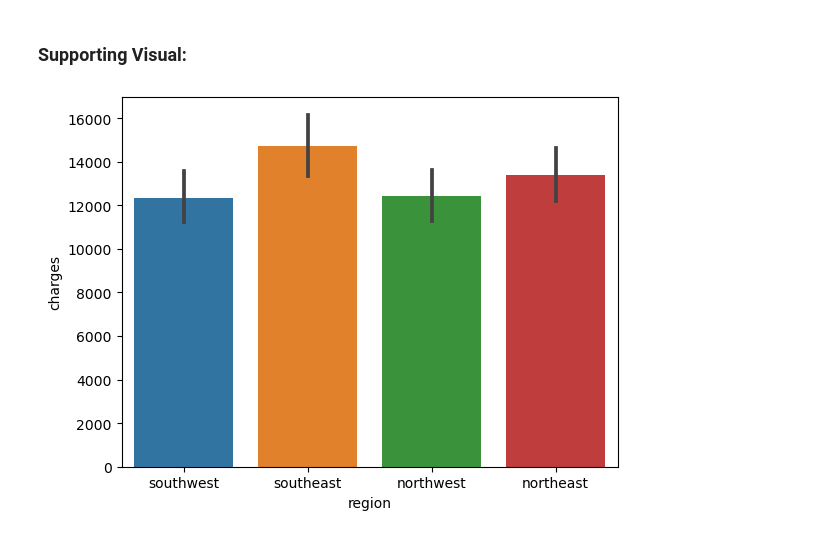
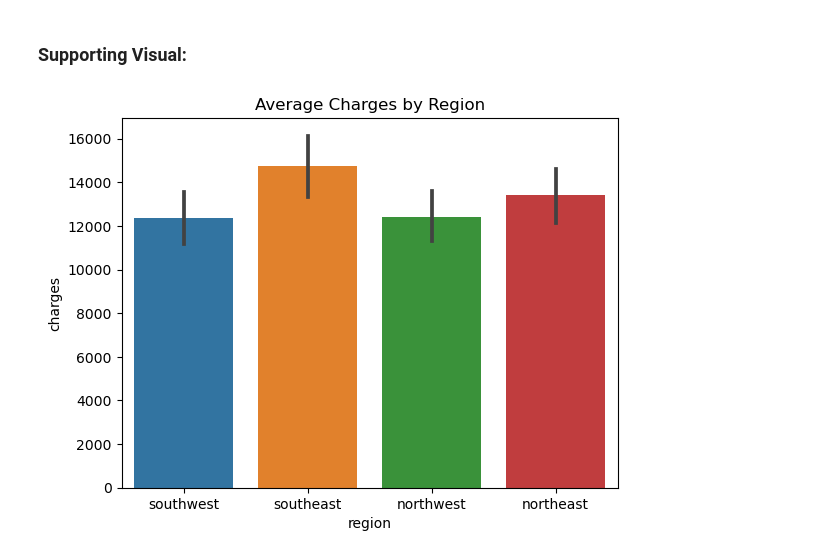
Before and after one commit to ob3dd/Hypothetis-Testing, a Jupyter notebook: Hypothesis Testing.ipynb, the cells around one changed output. Cells and saved outputs as stored; diff of their text form; code cells hidden in the pictures.

```diff
--- a/Hypothesis Testing.ipynb
+++ b/Hypothesis Testing.ipynb
@@ -249,6 +249,7 @@ LeveneResult(statistic=5.559966758410606, pvalue=0.0008610590250786703)
 # %% [markdown]
 ### Supporting Visual:
 # %%
-sns.barplot(data=df, x='region',y='charges');
+ax = sns.barplot(data=df, x='region',y='charges')
+ax.set_title('Average Charges by Region');
 # %% [output]
-[figure, old version]
+[figure, new version]
```
